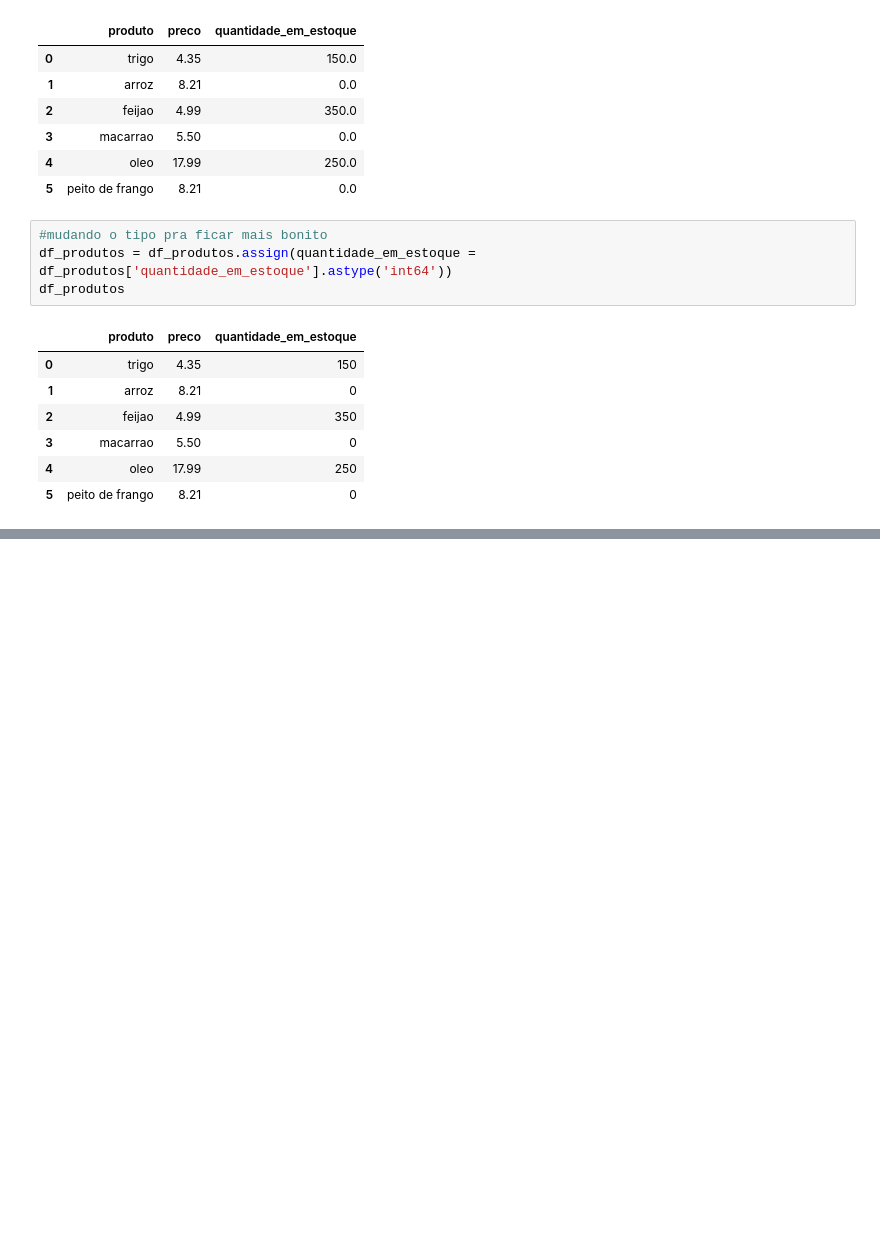
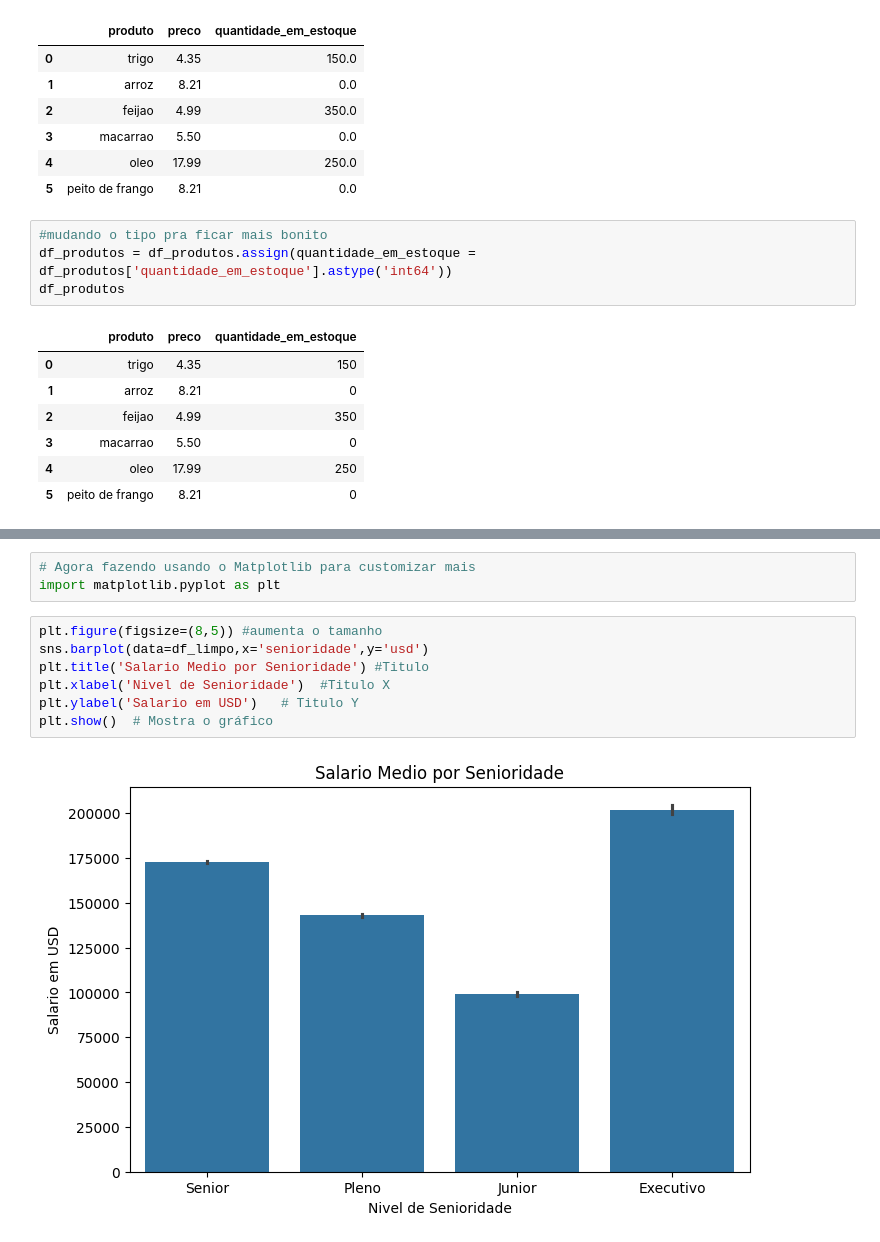
Before and after one commit to boechat/pythonestudando, a Jupyter notebook: Alura Imersao Dados_Python 2025.ipynb, the cells around one changed output, grey strips where cells are left out. Saved outputs shown, nothing was run; the diff lists cells and outputs as text; blank space fills up the shorter version.

```diff
--- a/Alura Imersao Dados_Python 2025.ipynb
+++ b/Alura Imersao Dados_Python 2025.ipynb
@@ -516,0 +545,12 @@ df_produtos
+# %%
+# Agora fazendo usando o Matplotlib para customizar mais
+import matplotlib.pyplot as plt
+# %%
+plt.figure(figsize=(8,5)) #aumenta o tamanho
+sns.barplot(data=df_limpo,x='senioridade',y='usd')
+plt.title('Salario Medio por Senioridade') #Titulo
+plt.xlabel('Nivel de Senioridade')  #Titulo X
+plt.ylabel('Salario em USD')   # Titulo Y
+plt.show()  # Mostra o gráfico
+# %% [output]
+[figure, added]
```
Also changed, not shown: parts of 22 cells of this notebook.
